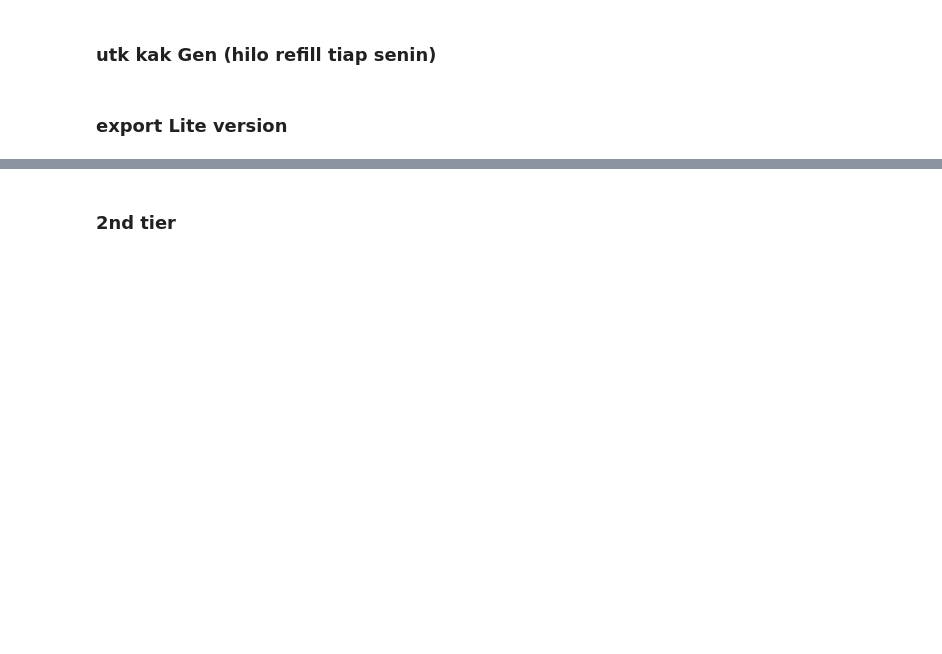
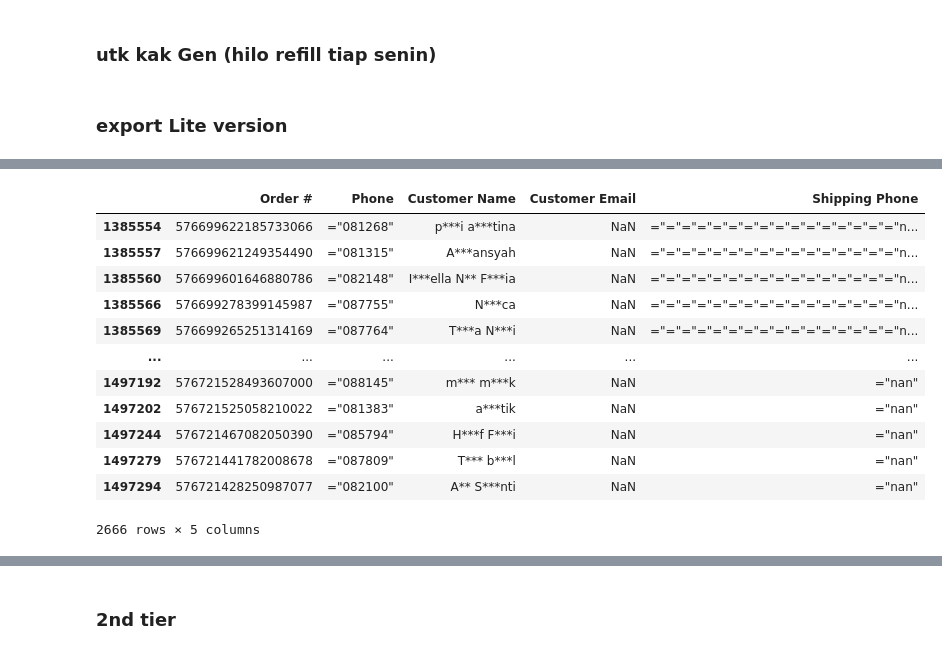
Before and after one commit to nutrimartid/masterdata, a Jupyter notebook: Update 6.ipynb, the cells around one changed output, grey strips where cells are left out. Saved outputs shown, nothing was run; the diff lists cells and outputs as text; code cells hidden in the pictures; blank space fills up the shorter version.

```diff
--- a/Update 6.ipynb
+++ b/Update 6.ipynb
@@ -17679,0 +17607,19 @@ data_all['Address']
+# %%
+data_all[(data_all['Year']==2022)&
+         (data_all['Store']=='TikTok')&
+         (data_all['Month']=='October')&
+         (data_all['Phone'].str.len()>8)][['Order #','Phone','Customer Name','Customer Email','Shipping Phone']].drop_duplicates()
+# %% [output]
+|  | Order # | Phone | Customer Name | Customer Email | Shipping Phone |
+| 1385554 | 576699622185733066 | ="081268" | p***i a***tina | NaN | ="="="="="="="="="="="="="="="="n... |
+| 1385557 | 576699621249354490 | ="081315" | A***ansyah | NaN | ="="="="="="="="="="="="="="="="n... |
+| 1385560 | 576699601646880786 | ="082148" | I***ella N** F***ia | NaN | ="="="="="="="="="="="="="="="="n... |
+| 1385566 | 576699278399145987 | ="087755" | N***ca | NaN | ="="="="="="="="="="="="="="="="n... |
+| 1385569 | 576699265251314169 | ="087764" | T***a N***i | NaN | ="="="="="="="="="="="="="="="="n... |
+| ... | ... | ... | ... | ... | ... |
+| 1497192 | 576721528493607000 | ="088145" | m*** m***k | NaN | ="nan" |
+| 1497202 | 576721525058210022 | ="081383" | a***tik | NaN | ="nan" |
+| 1497244 | 576721467082050390 | ="085794" | H***f F***i | NaN | ="nan" |
+| 1497279 | 576721441782008678 | ="087809" | T*** b***l | NaN | ="nan" |
+| 1497294 | 576721428250987077 | ="082100" | A** S***nti | NaN | ="nan" |
+2666 rows × 5 columns
```
Also changed, not shown: parts of 14 cells of this notebook.
